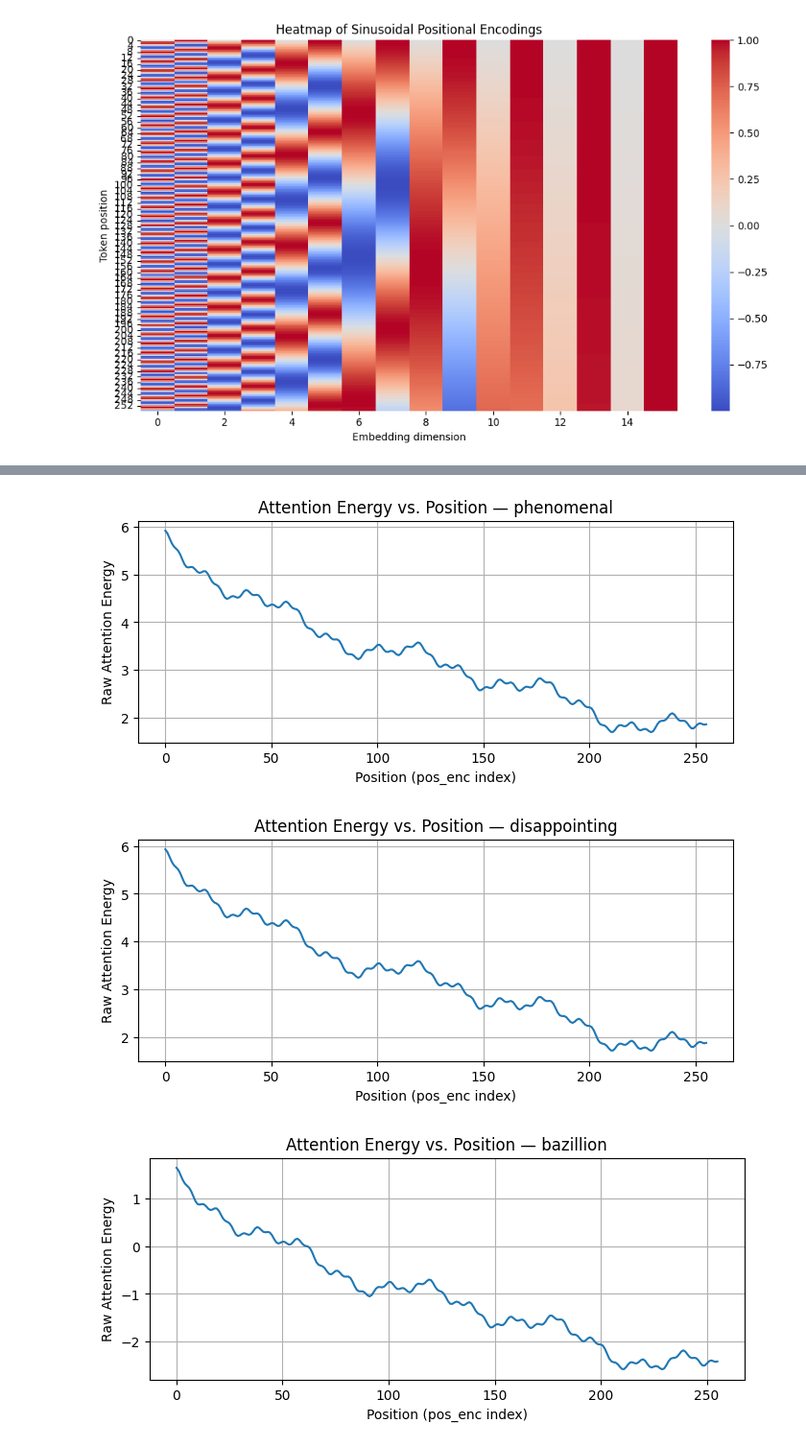
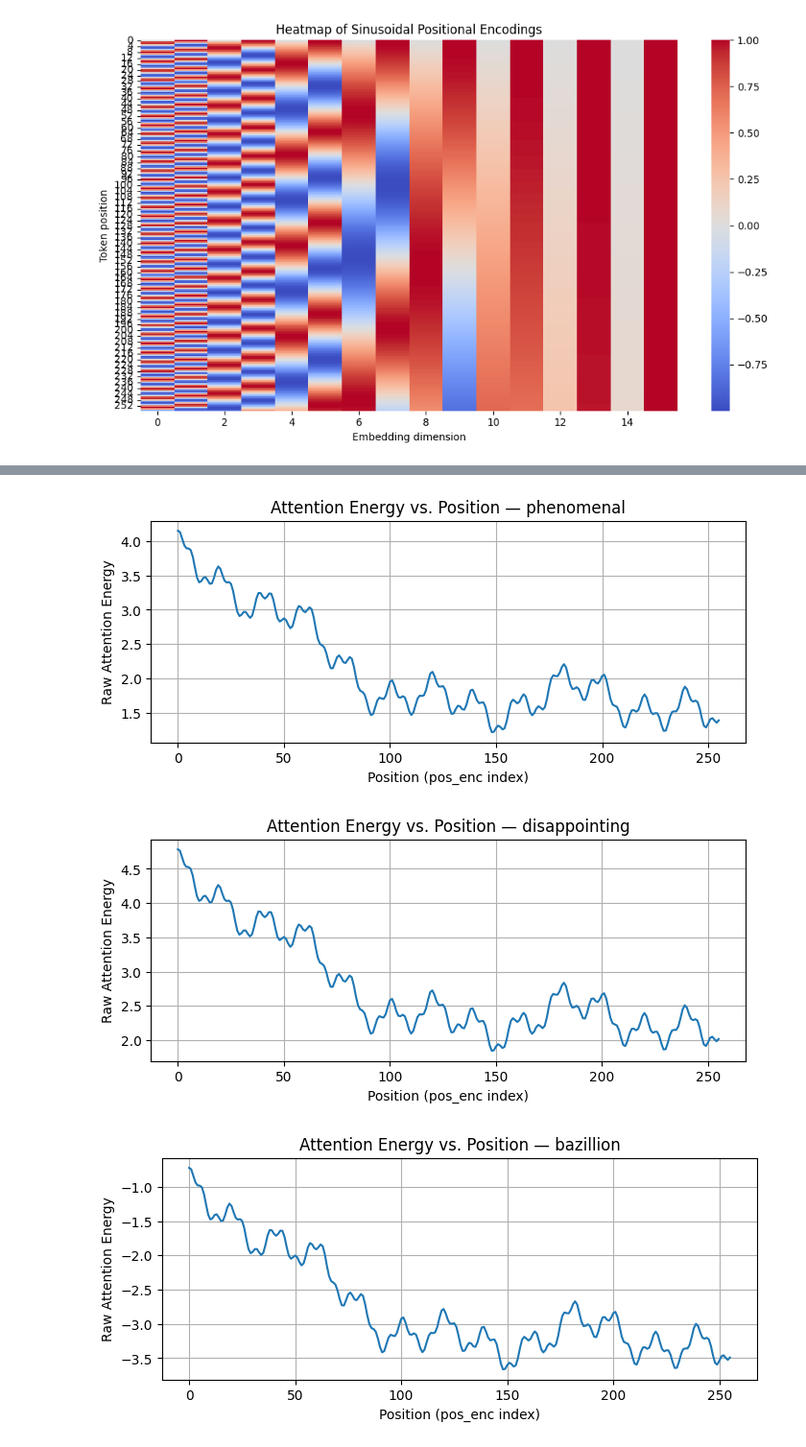
Before and after one commit to roguxivlo/Machine-Learning-2024, a Jupyter notebook: Lab12_nlp-introduction.ipynb, the cells around one changed output, grey strips where cells are left out. Shown at 96% size. Saved outputs shown, nothing was run; the diff lists cells and outputs as text; code cells hidden in the pictures.

```diff
--- a/Lab12_nlp-introduction.ipynb
+++ b/Lab12_nlp-introduction.ipynb
@@ -838,7 +837,7 @@ plt.show()
 # %%
 embed_cnt = 16          # word embeddings
 pos_cnt = 16            # pos embeddings
-feature_cnt = feature_cnt + pos_cnt
+feature_cnt = 16
 
 vocab_len = max(vocab.values()) + 1   # maximal value (index) of a token
 
@@ -862,11 +861,7 @@ class Net_Attention_And_PE(torch.nn.Module):
         self.attention = Attention()
         self.classifier = torch.nn.Linear(feature_cnt, 1)
     def forward(self, index):                            #SIZE: batch, words
-        batch = index.size(0)
-        pos_enc = S.unsqueeze(0)                         #SIZE: 1, words, pos_cnt
-        pos_enc = pos_enc. expand(batch, -1, -1)         #SIZE: batch, words, pos_cnt
-        features = torch.cat([self.embedding(index), pos_enc], dim = -1)
-                                                         #SIZE: batch, words, features
+        features = self.embedding(index) + S             #SIZE: batch, words, features
 
         ### This is where WHEIGHTED AVERAGING with LEARNED WEIGHTS takes place
         features = self.attention(features)              #SIZE: batch, 1, features
@@ -948,35 +934,34 @@ We'll then extract and print the raw attention **energies** that the network com
 # %%
 import matplotlib.pyplot as plt
 import torch
 import torch.nn.functional as F
 
 # Words to test
 probe_words = ["phenomenal", "disappointing", "bazillion", "<PAD>"]
-MAX_LEN = S.size(0)  # number of positions in your positional encoding matrix
 
 # Evaluate in no-grad mode
 net_att_pe.eval()
 with torch.no_grad():
     for word in probe_words:
         token_idx = vocab.get(word, vocab["<UNK>"])
-        token_embed = net_att_pe.embedding(torch.tensor([token_idx]))  # shape: (1, embed_cnt)
+        token_embed = net_att_pe.embedding(torch.tensor([token_idx])) # size: 1, features
 
         energies = []
         for pos in range(MAX_LEN):
-            pos_enc = S[pos]  # shape: (pos_cnt,)
-            full_input = torch.cat([token_embed.squeeze(0), pos_enc], dim=-1)  # shape: (feature_cnt,)
-            energy = net_att_pe.attention.energy(full_input.unsqueeze(0).unsqueeze(0))  # shape: (1, 1, 1)
+            pos_enc = S[pos].unsqueeze(0)                             # size: (1, embed_cnt)
+            full_input = token_embed + pos_enc                        # size: (1, embed_cnt)
+            energy = net_att_pe.attention.energy(full_input)          # size: (1, 1)
             energies.append(energy.item())
 
         # Plot the energy across positions
         plt.figure(figsize=(8, 3))
         plt.plot(range(MAX_LEN), energies)
         plt.title(f"Attention Energy vs. Position — {word}")
         plt.xlabel("Position (pos_enc index)")
         plt.ylabel("Raw Attention Energy")
         plt.grid(True)
         plt.show()
 # %% [output]
-[figure, old version]
+[figure, new version]
-[figure, old version]
+[figure, new version]
-[figure, old version]
+[figure, new version]
```
Also changed, not shown: parts of 4 cells of this notebook.
